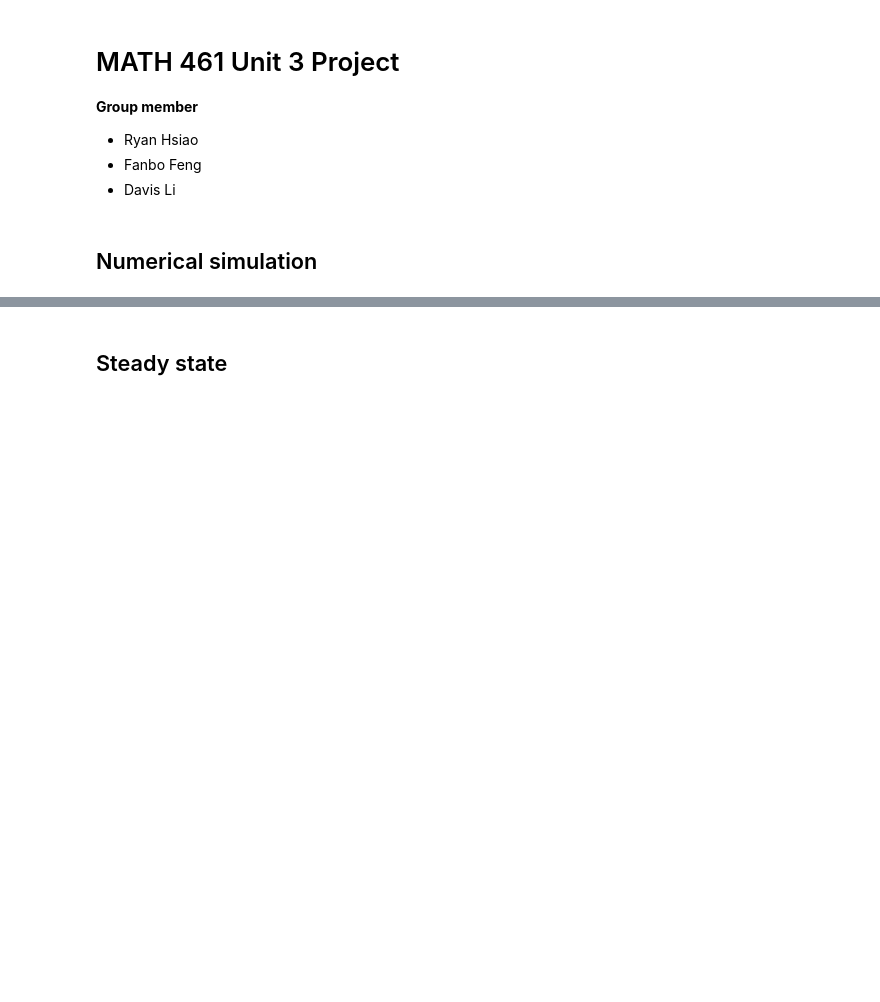
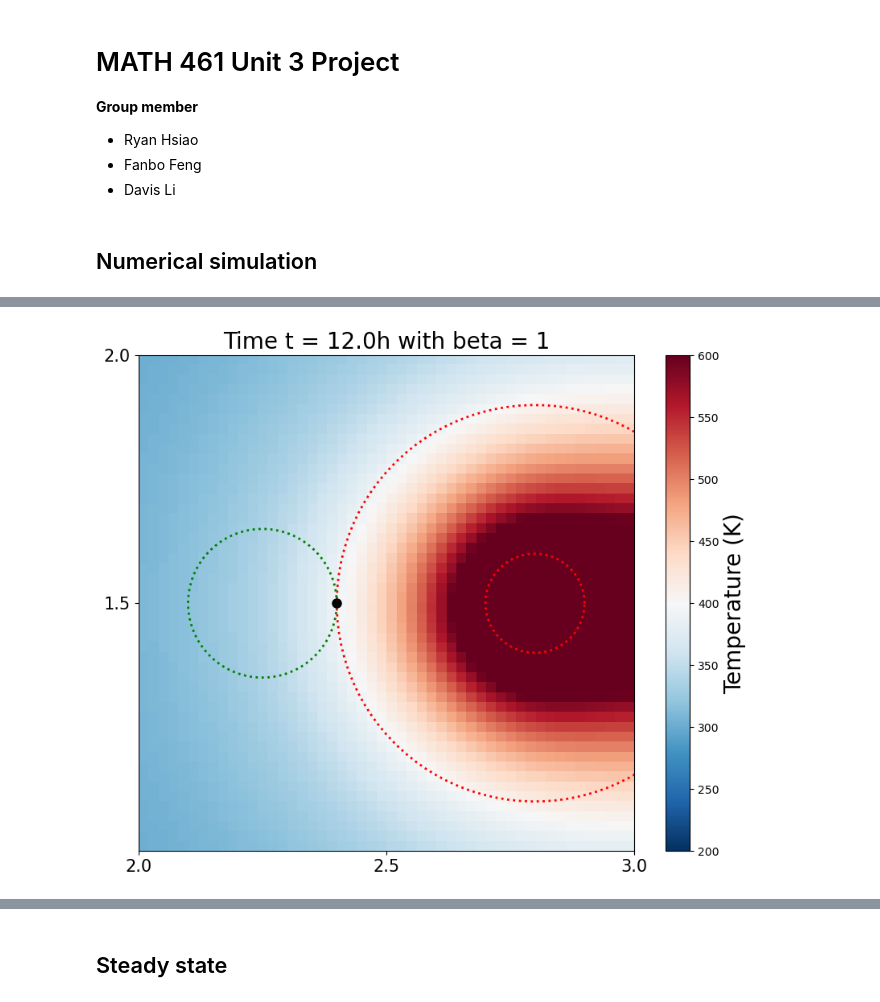
Before and after one commit to tusm06/MATH461_Unit03, a Jupyter notebook: main.ipynb, the cells around one changed output, grey strips where cells are left out. Drawn from its saved outputs; the diff is of its cells as text; code cells hidden in the pictures; blank space fills up the shorter version.

```diff
--- a/main.ipynb
+++ b/main.ipynb
@@ -152,3 +152,44 @@ plt.show()
+# %%
+# Plot only the 4th heatmap (final time)
+fig, ax = plt.subplots(figsize=(10, 8))
+
+target = target_times[-1]
+im = ax.imshow(snapshots[target], extent=[0, 3, 0, 3], origin='lower', cmap='RdBu_r', vmin=200, vmax=600)
+ax.set_title(f'Time t = {target}h with beta = {beta}', fontsize=20)
+ax.set_xticks([0, 1.5, 2, 2.5, 3])
+ax.set_yticks([0, 1.5, 2, 2.5, 3])
+ax.tick_params(axis='both', labelsize=15)
+ax.set_xlim(2, 3)
+ax.set_ylim(1, 2)
+
+cb = fig.colorbar(im, ax=ax)
+cb.set_label('Temperature (K)', fontsize=20)
+
+# Regular standing position away from the stove
+theta = np.linspace(0, 2*np.pi, 100)
+x_circle_1 = 2.8 + 0.4 * np.cos(theta)
+y_circle_1 = 1.5 + 0.4 * np.sin(theta)
+ax.plot(x_circle_1, y_circle_1, color='red', linestyle=':', linewidth=2, label='Target')
+
+# Size of the stove
+x_circle_1 = 2.8 + 0.1 * np.cos(theta)
+y_circle_1 = 1.5 + 0.1 * np.sin(theta)
+ax.plot(x_circle_1, y_circle_1, color='red', linestyle=':', linewidth=2, label='Target')
+
+# Size of the chef
+x_circle_1 = 2.25 + 0.15 * np.cos(theta)
+y_circle_1 = 1.5 + 0.15 * np.sin(theta)
+ax.plot(x_circle_1, y_circle_1, color='green', linestyle=':', linewidth=2, label='cook position')
+
+# Consider the chef as a point
+ax.plot(2.4, 1.5, color='black', marker='o', markersize=8, label='cook position')
+
+# Set display area
+ax.set_xlim(2, 3)
+ax.set_ylim(1, 2)
+plt.show()
+# %% [output]
+[figure, added]
 # %%
 temp = np.array(cpt)
 
```
Also changed, not shown: parts of 3 cells of this notebook, 6 other files.
